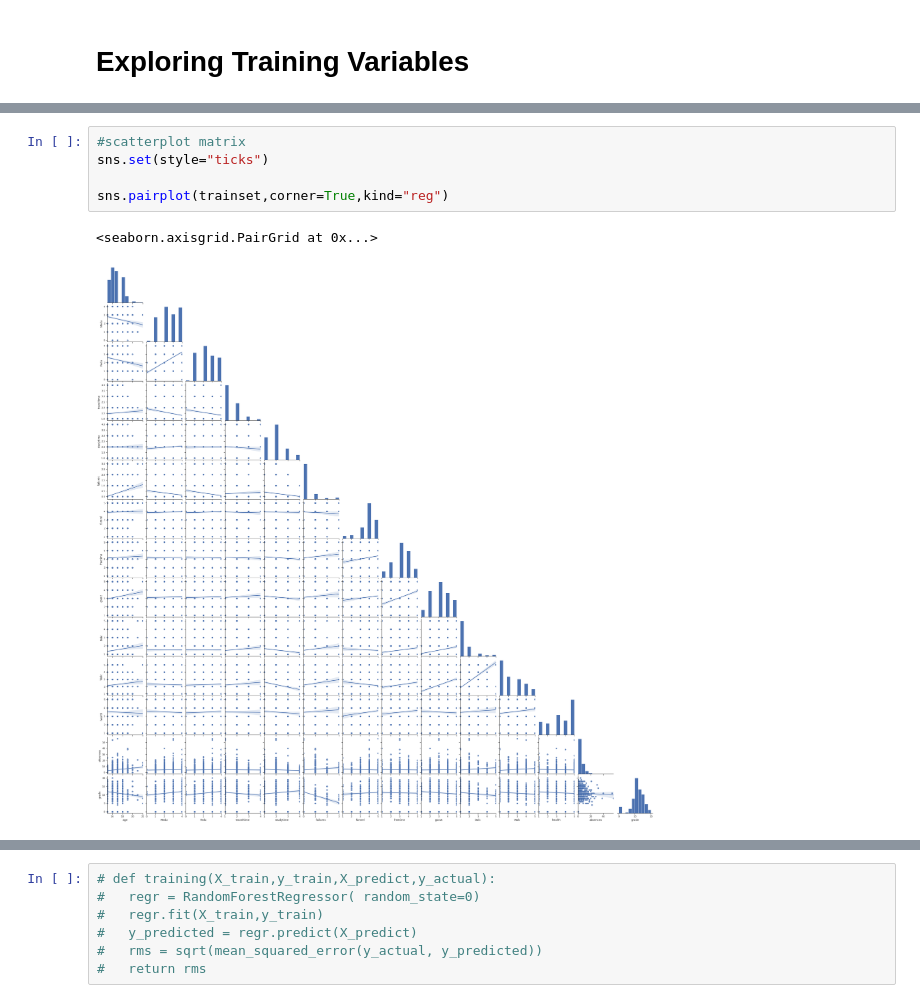
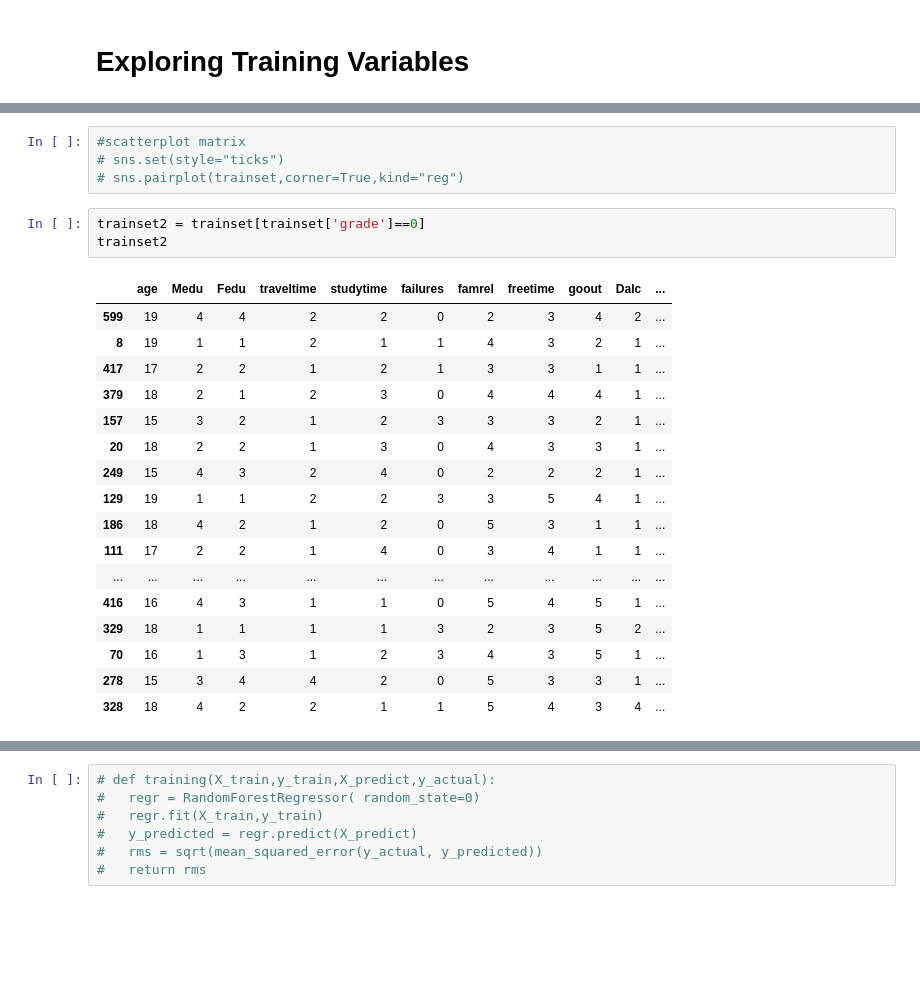
Before and after one commit to coffeeboost/SML-grade-predictor, a Jupyter notebook: CAIS_Kaggle.ipynb, the cells around one changed output, grey strips where cells are left out. Drawn from its saved outputs; the diff is of its cells as text; blank space fills up the shorter version.

```diff
--- a/CAIS_Kaggle.ipynb
+++ b/CAIS_Kaggle.ipynb
@@ -1159,9 +1161,26 @@ trainset
 731 rows × 14 columns
 # %%
 #scatterplot matrix
-sns.set(style="ticks")
-
-sns.pairplot(trainset,corner=True,kind="reg")
+# sns.set(style="ticks")
+# sns.pairplot(trainset,corner=True,kind="reg")
-# %% [output]
-<seaborn.axisgrid.PairGrid at 0x...>
-[figure, removed]
+# %%
+trainset2 = trainset[trainset['grade']==0]
+trainset2
+# %% [output]
+|  | age | Medu | Fedu | traveltime | studytime | failures | famrel | freetime | goout | Dalc | ... |
+| 599 | 19 | 4 | 4 | 2 | 2 | 0 | 2 | 3 | 4 | 2 | ... |
+| 8 | 19 | 1 | 1 | 2 | 1 | 1 | 4 | 3 | 2 | 1 | ... |
+| 417 | 17 | 2 | 2 | 1 | 2 | 1 | 3 | 3 | 1 | 1 | ... |
+| 379 | 18 | 2 | 1 | 2 | 3 | 0 | 4 | 4 | 4 | 1 | ... |
+| 157 | 15 | 3 | 2 | 1 | 2 | 3 | 3 | 3 | 2 | 1 | ... |
+| 20 | 18 | 2 | 2 | 1 | 3 | 0 | 4 | 3 | 3 | 1 | ... |
+| 249 | 15 | 4 | 3 | 2 | 4 | 0 | 2 | 2 | 2 | 1 | ... |
+| 129 | 19 | 1 | 1 | 2 | 2 | 3 | 3 | 5 | 4 | 1 | ... |
+| 186 | 18 | 4 | 2 | 1 | 2 | 0 | 5 | 3 | 1 | 1 | ... |
+| 111 | 17 | 2 | 2 | 1 | 4 | 0 | 3 | 4 | 1 | 1 | ... |
+| ... | ... | ... | ... | ... | ... | ... | ... | ... | ... | ... | ... |
+| 416 | 16 | 4 | 3 | 1 | 1 | 0 | 5 | 4 | 5 | 1 | ... |
+| 329 | 18 | 1 | 1 | 1 | 1 | 3 | 2 | 3 | 5 | 2 | ... |
+| 70 | 16 | 1 | 3 | 1 | 2 | 3 | 4 | 3 | 5 | 1 | ... |
+| 278 | 15 | 3 | 4 | 4 | 2 | 0 | 5 | 3 | 3 | 1 | ... |
+| 328 | 18 | 4 | 2 | 2 | 1 | 1 | 5 | 4 | 3 | 4 | ... |
```
Also changed, not shown: parts of 4 cells of this notebook.
